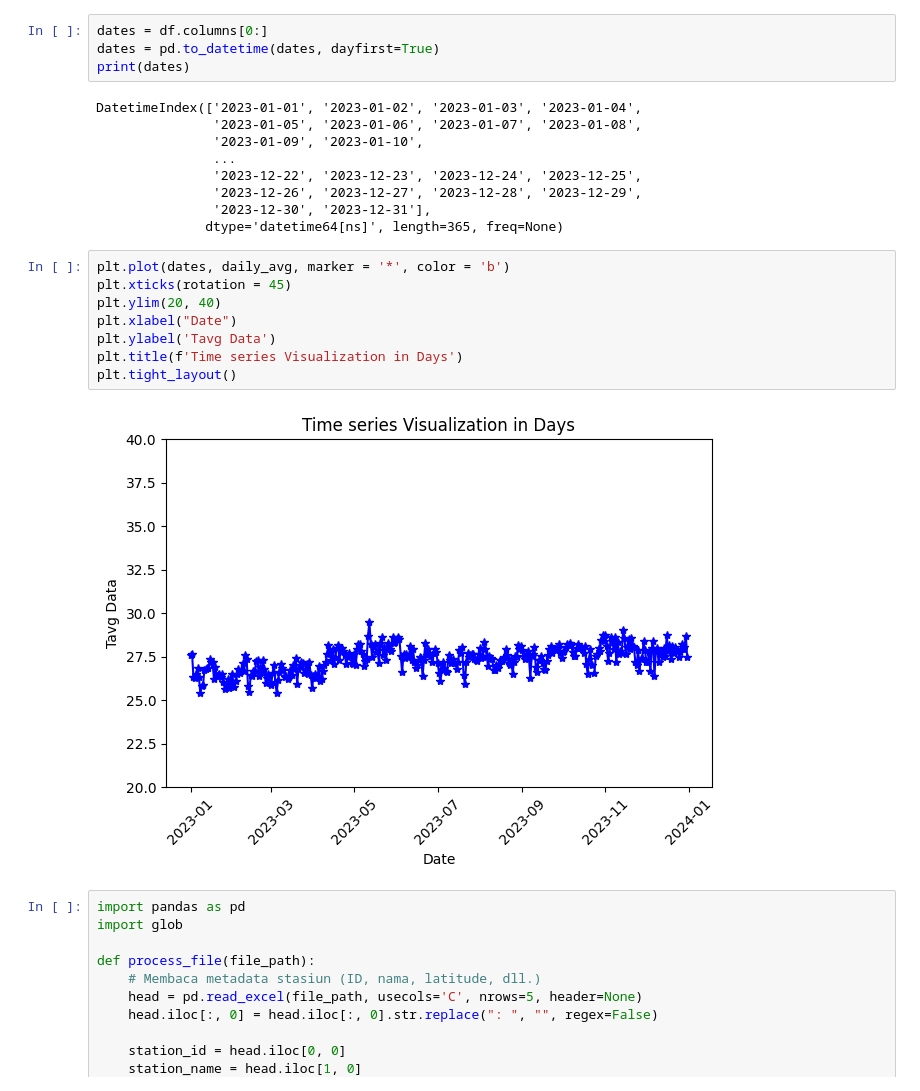
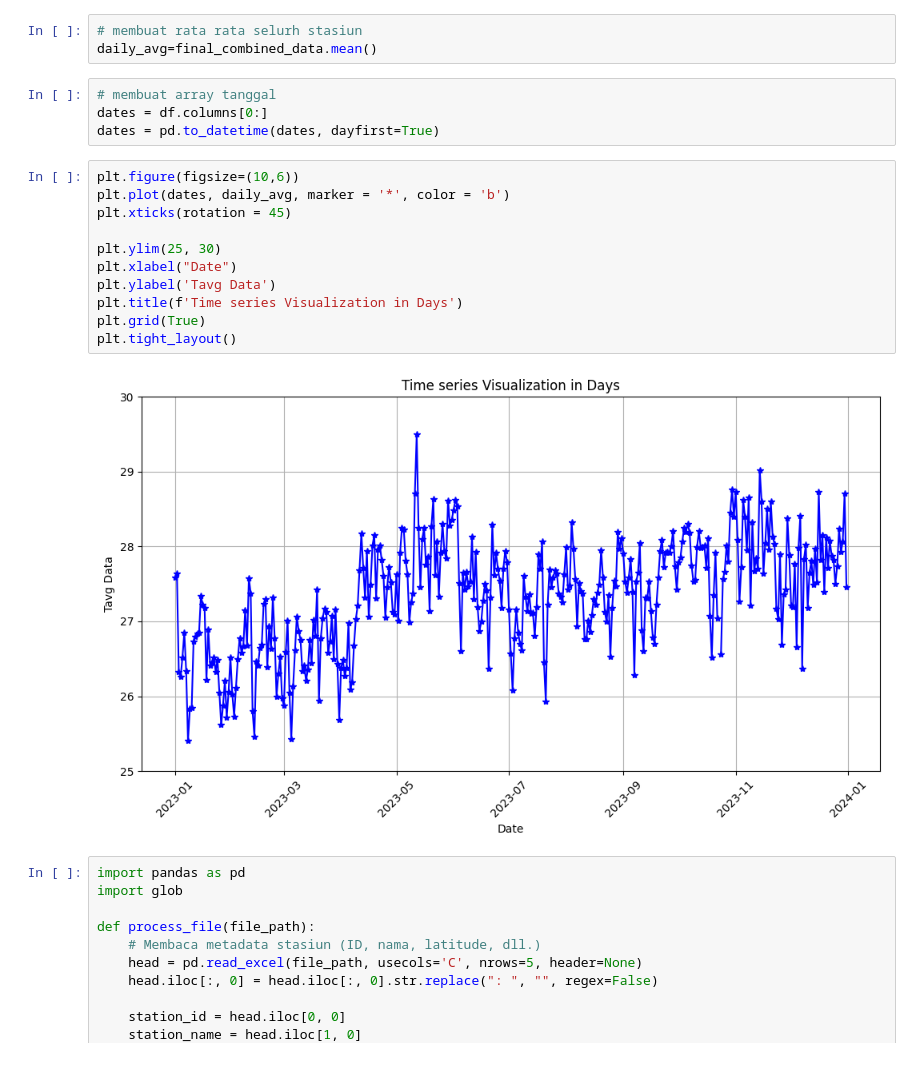
Before and after one commit to syadrn/Proyek-Kapita-Selekta, a Jupyter notebook: Tugas proyek akhir meteo/data_handling_kalimantan.ipynb, the cells around one changed output. Cells and saved outputs as stored; diff of their text form.

```diff
--- a/Tugas proyek akhir meteo/data_handling_kalimantan.ipynb
+++ b/Tugas proyek akhir meteo/data_handling_kalimantan.ipynb
@@ -82,26 +45,23 @@ Length: 365, dtype: float64
+# %%
+# membuat rata rata selurh stasiun
+daily_avg=final_combined_data.mean()
 # %%
+# membuat array tanggal
 dates = df.columns[0:]
 dates = pd.to_datetime(dates, dayfirst=True)
-print(dates)
-# %% [output]
-DatetimeIndex(['2023-01-01', '2023-01-02', '2023-01-03', '2023-01-04',
-               '2023-01-05', '2023-01-06', '2023-01-07', '2023-01-08',
-               '2023-01-09', '2023-01-10',
-               ...
-               '2023-12-22', '2023-12-23', '2023-12-24', '2023-12-25',
-               '2023-12-26', '2023-12-27', '2023-12-28', '2023-12-29',
-               '2023-12-30', '2023-12-31'],
-              dtype='datetime64[ns]', length=365, freq=None)
 # %%
+plt.figure(figsize=(10,6))
 plt.plot(dates, daily_avg, marker = '*', color = 'b')
 plt.xticks(rotation = 45)
-plt.ylim(20, 40)
+
+plt.ylim(25, 30)
 plt.xlabel("Date")
 plt.ylabel('Tavg Data')
 plt.title(f'Time series Visualization in Days')
+plt.grid(True)
 plt.tight_layout()
 # %% [output]
-[figure, old version]
+[figure, new version]
 # %%
 import pandas as pd
 import glob
```
Also changed, not shown: parts of 4 cells of this notebook, 1 other file.
